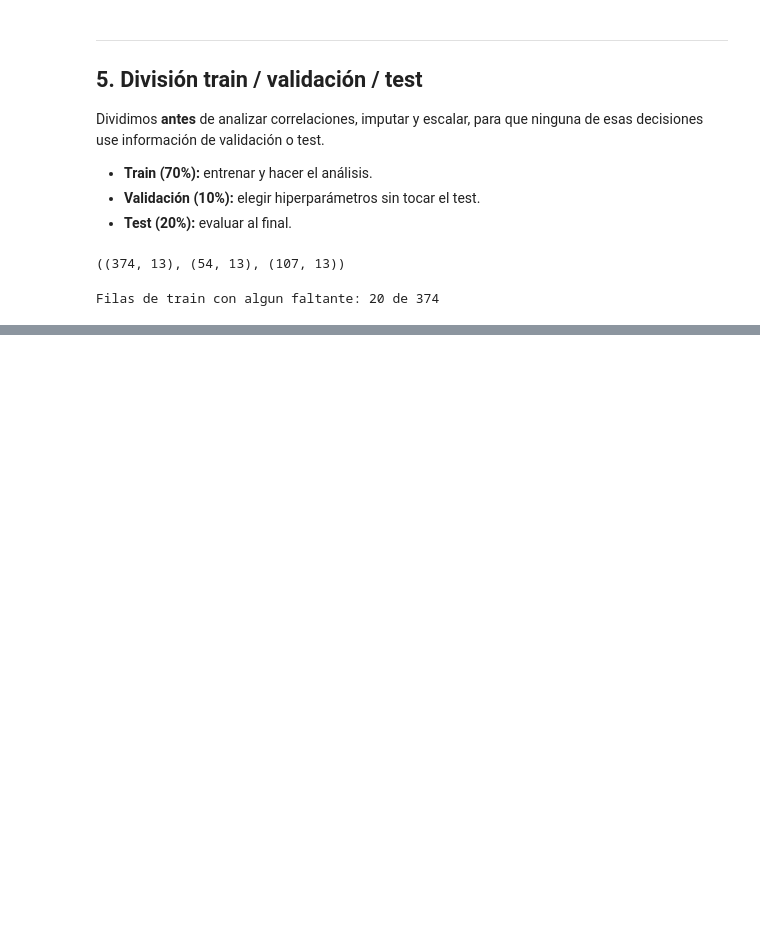
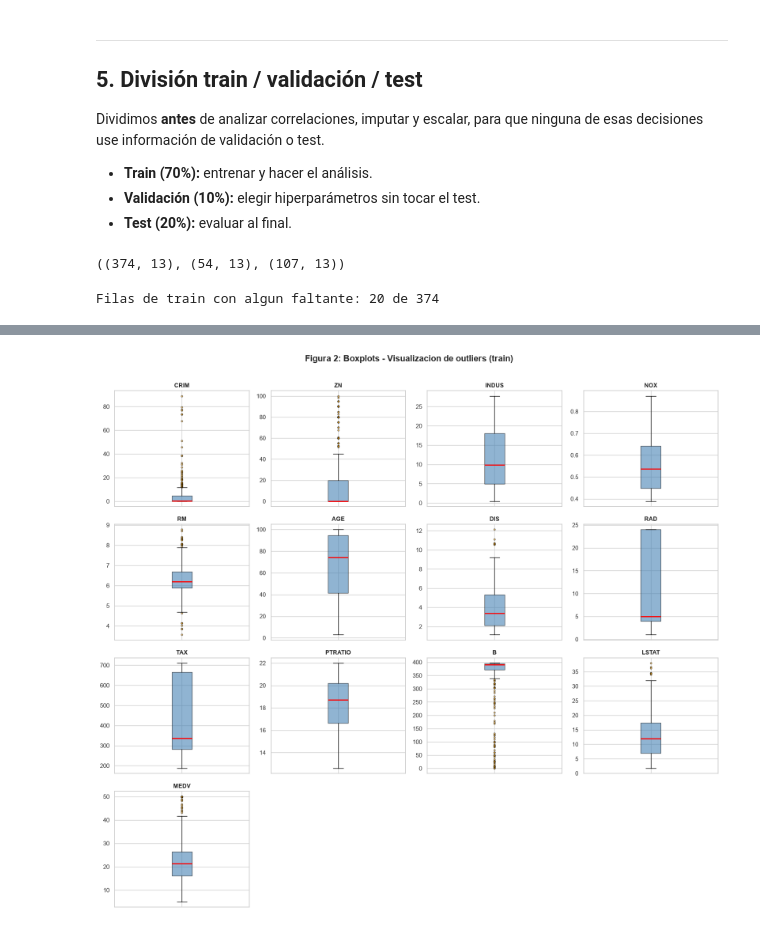
Before and after one commit to Franrnn/TP_AA1_Esparza_Pico_Renna, a Jupyter notebook: TP1/TP-regresion-AA1.ipynb, the cells around one changed output, grey strips where cells are left out. Saved outputs shown, nothing was run; the diff lists cells and outputs as text; code cells hidden in the pictures; blank space fills up the shorter version.

```diff
--- a/TP1/TP-regresion-AA1.ipynb
+++ b/TP1/TP-regresion-AA1.ipynb
@@ -200,0 +292,27 @@ Filas de train con algun faltante: 20 de 374
+# %%
+# Figura 2: boxplots de las variables numericas de train
+fig, axes = plt.subplots(4, 4, figsize=(16, 14))
+axes = axes.flatten()
+
+for i, col in enumerate(cols_hist):
+    ax = axes[i]
+    datos = data_train[col].dropna()
+
+    # vert=True se omite: es el valor por defecto y el parametro esta deprecado en la version de matplotlib instalada
+    ax.boxplot(datos, patch_artist=True,
+               boxprops=dict(facecolor='steelblue', alpha=0.6),
+               medianprops=dict(color='red', linewidth=2),
+               flierprops=dict(marker='o', markerfacecolor='orange',
+                               markersize=3, alpha=0.5))
+    ax.set_title(col, fontweight='bold', fontsize=11)
+    ax.tick_params(axis='x', labelbottom=False)
+
+for j in range(len(cols_hist), len(axes)):
+    axes[j].set_visible(False)
+
+plt.suptitle('Figura 2: Boxplots - Visualizacion de outliers (train)',
+             fontsize=16, fontweight='bold', y=1.01)
+plt.tight_layout()
+plt.show()
+# %% [output]
+[figure, added]
```
Also changed, not shown: parts of 25 cells of this notebook.
